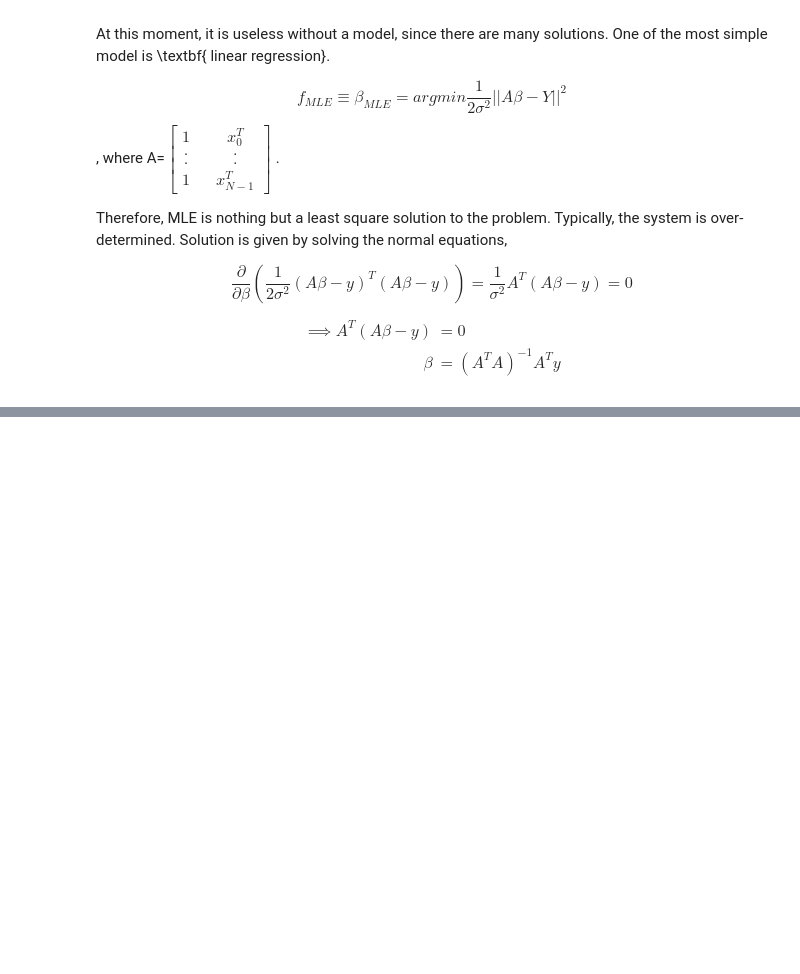
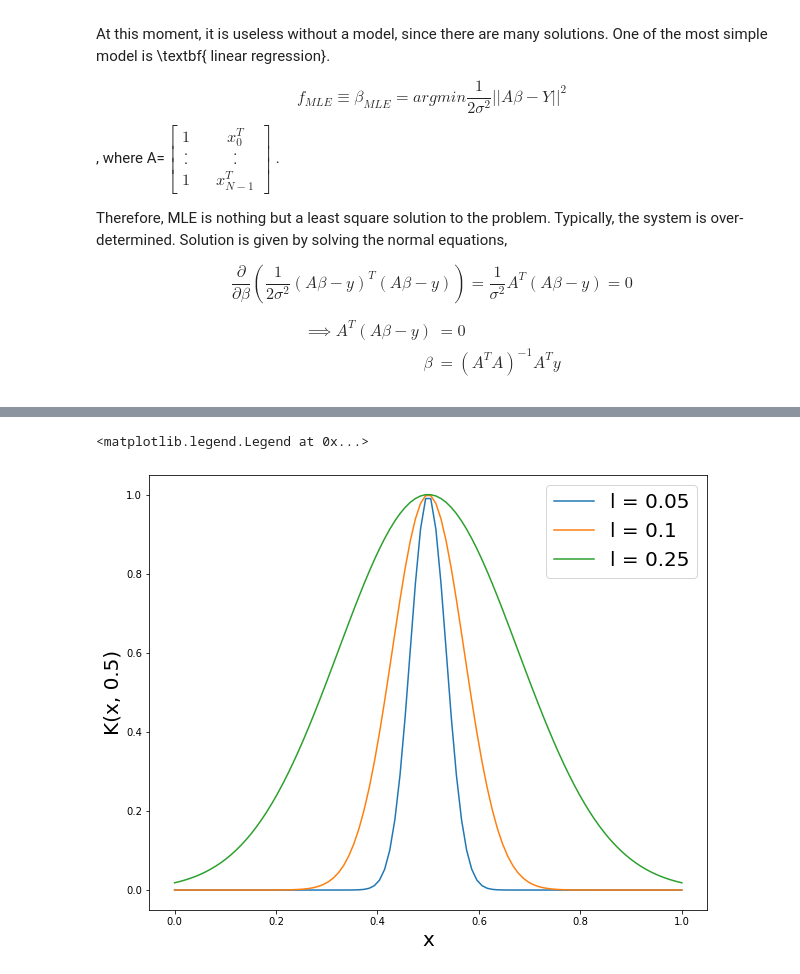
Before and after one commit to raph651/Amath-582-Data-Analysis, a Jupyter notebook: course_notes/Chapter2.ipynb, the cells around one changed output, grey strips where cells are left out. Drawn from its saved outputs; the diff is of its cells as text; code cells hidden in the pictures; blank space fills up the shorter version.

```diff
--- a/course_notes/Chapter2.ipynb
+++ b/course_notes/Chapter2.ipynb
@@ -371,0 +478,27 @@ Analyzing the MSE doesn't mean which model is always better. It is still importa
+# %%
+# define the kernel we wish to use
+# Gaussian Kernel
+
+def K(x1, x2, l):
+
+  val = np.exp( - (np.abs(x1 - x2)**2)/(l**2) )
+
+  return val
+
+
+# plot K(x, 0.5) for illustration
+
+l = [0.05, 0.1, 0.25]
+
+fig,ax = plt.subplots(1,1, figsize=(10,8))
+
+for i in range(3):
+
+  ax.plot(x, K(x, 0.5, l[i]), label='l = '+str(l[i]))
+
+ax.set_xlabel('x', fontsize=20)
+ax.set_ylabel('K(x, 0.5)', fontsize=20)
+plt.legend(fontsize=20)
+# %% [output]
+<matplotlib.legend.Legend at 0x...>
+[figure, added]
```
Also changed, not shown: parts of 55 cells of this notebook, 10 other files.
